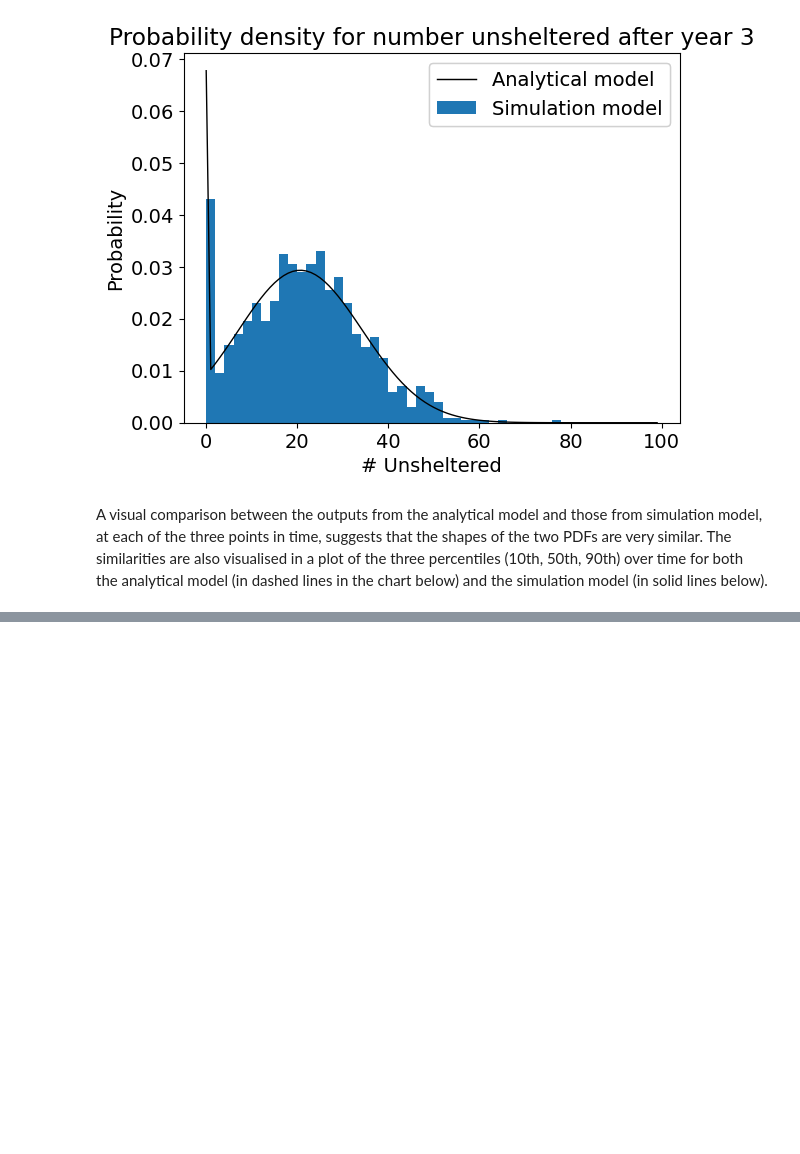
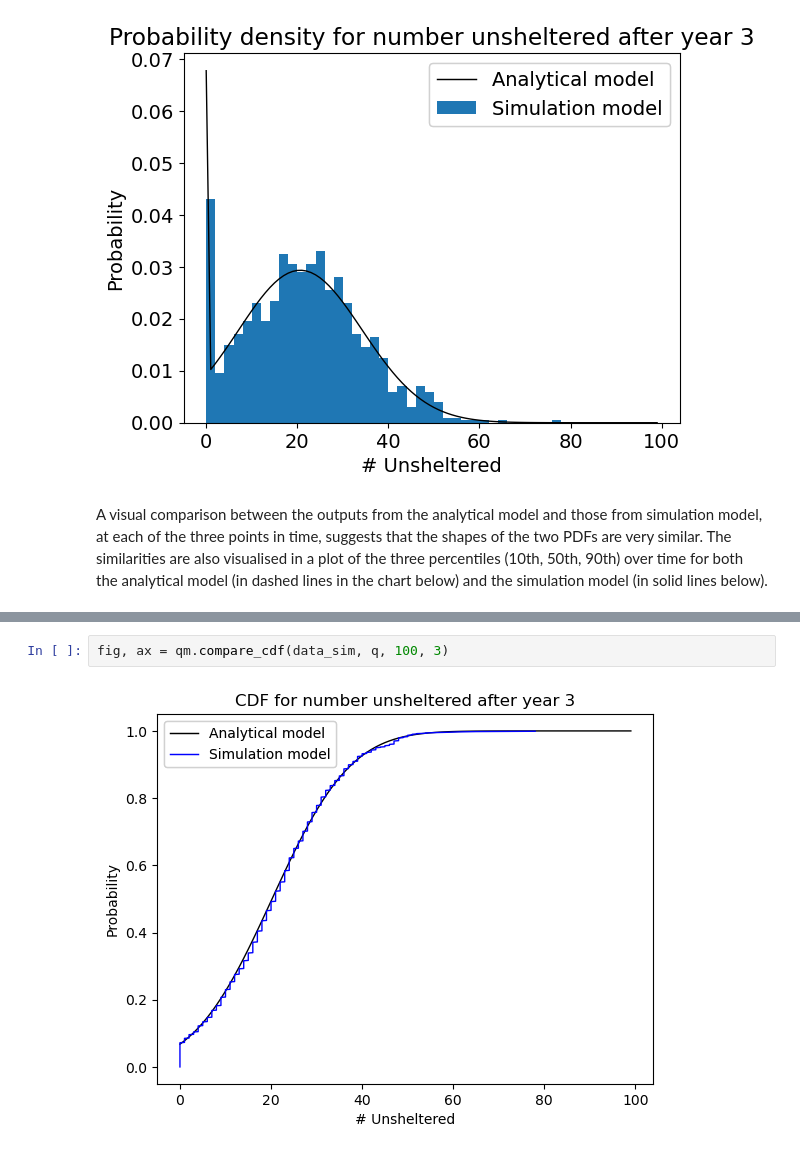
Before and after one commit to grahamburgess3/homeless_services, a Jupyter notebook: test_queueing_model.ipynb, the cells around one changed output, grey strips where cells are left out. Drawn from its saved outputs; the diff is of its cells as text; blank space fills up the shorter version.

```diff
--- a/test_queueing_model.ipynb
+++ b/test_queueing_model.ipynb
@@ -280,0 +324,4 @@ fig, ax = qm.create_chart_comparing_percentiles(data_sim,q,percentiles=[10,50,90
+# %%
+fig, ax = qm.compare_cdf(data_sim, q, 100, 3)
+# %% [output]
+[figure, added]
```
Also changed, not shown: parts of 8 cells of this notebook, 1 other file.
